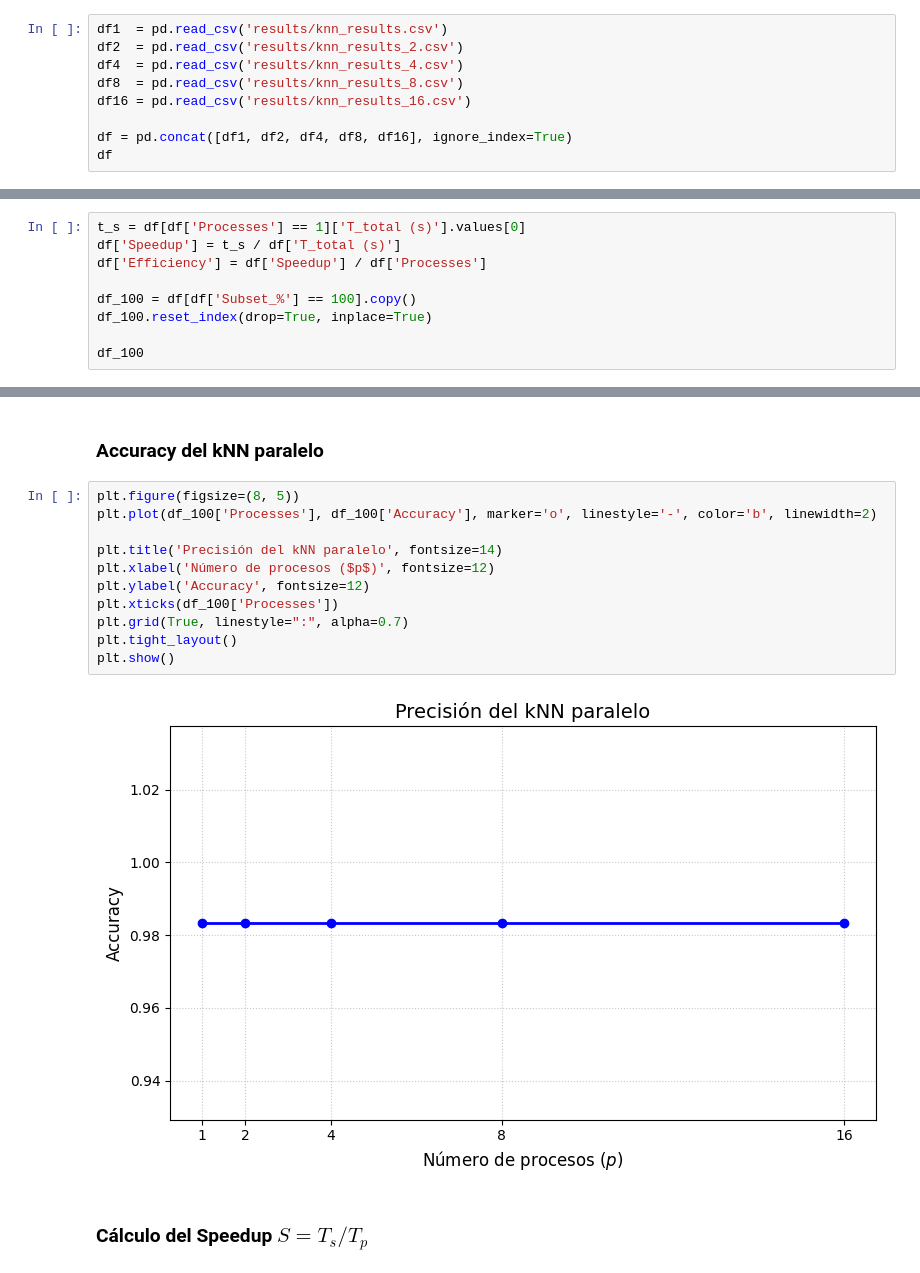
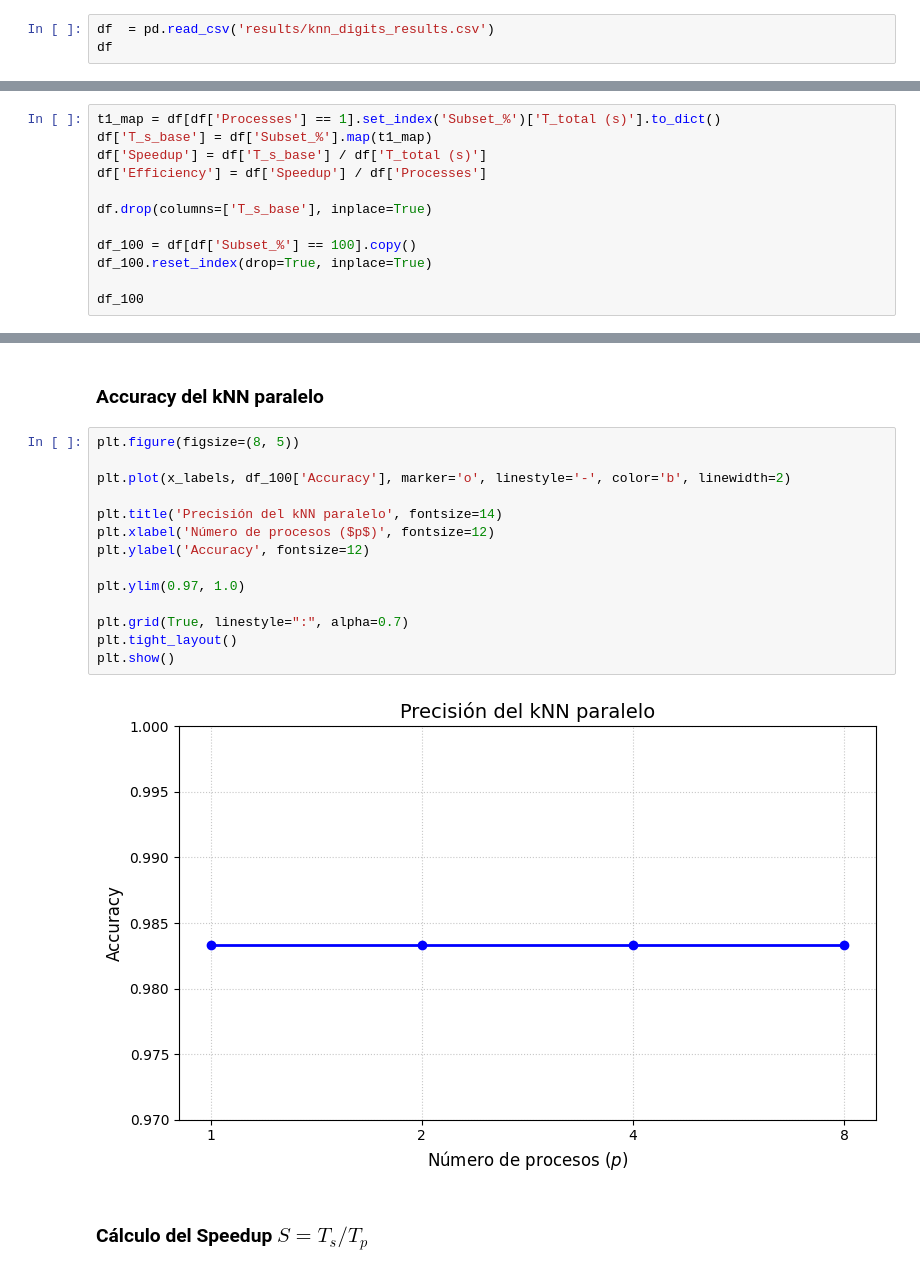
Before and after one commit to JoseFrancisc0/CPD_Proyecto5_kNN, a Jupyter notebook: analisis.ipynb, the cells around one changed output, grey strips where cells are left out. Cells and saved outputs as stored; diff of their text form.

```diff
--- a/analisis.ipynb
+++ b/analisis.ipynb
@@ -5,13 +5,7 @@ import numpy as np
 import pandas as pd
 import matplotlib.pyplot as plt
 # %%
-df1  = pd.read_csv('results/knn_results.csv')
-df2  = pd.read_csv('results/knn_results_2.csv')
-df4  = pd.read_csv('results/knn_results_4.csv')
-df8  = pd.read_csv('results/knn_results_8.csv')
-df16 = pd.read_csv('results/knn_results_16.csv')
-
-df = pd.concat([df1, df2, df4, df8, df16], ignore_index=True)
+df  = pd.read_csv('results/knn_digits_results.csv')
 df
 # %% [output]
 |  | Processes | Subset_% | N_train | N_test | T_comp (s) | T_comm (s) | T_total (s) | GFLOP/s | Accuracy |
@@ -35,7 +28,10 @@ df
 # %%
-t_s = df[df['Processes'] == 1]['T_total (s)'].values[0]
-df['Speedup'] = t_s / df['T_total (s)']
+t1_map = df[df['Processes'] == 1].set_index('Subset_%')['T_total (s)'].to_dict()
+df['T_s_base'] = df['Subset_%'].map(t1_map)
+df['Speedup'] = df['T_s_base'] / df['T_total (s)']
 df['Efficiency'] = df['Speedup'] / df['Processes']
+
+df.drop(columns=['T_s_base'], inplace=True)
 
 df_100 = df[df['Subset_%'] == 100].copy()
 df_100.reset_index(drop=True, inplace=True)
@@ -91,17 +87,20 @@ plt.show()
 ### Accuracy del kNN paralelo
 # %%
 plt.figure(figsize=(8, 5))
-plt.plot(df_100['Processes'], df_100['Accuracy'], marker='o', linestyle='-', color='b', linewidth=2)
+
+plt.plot(x_labels, df_100['Accuracy'], marker='o', linestyle='-', color='b', linewidth=2)
 
 plt.title('Precisión del kNN paralelo', fontsize=14)
 plt.xlabel('Número de procesos ($p$)', fontsize=12)
 plt.ylabel('Accuracy', fontsize=12)
-plt.xticks(df_100['Processes'])
+
+plt.ylim(0.97, 1.0)
+
 plt.grid(True, linestyle=":", alpha=0.7)
 plt.tight_layout()
 plt.show()
 # %% [output]
-[figure, old version]
+[figure, new version]
 # %% [markdown]
 ### Cálculo del Speedup $S = T_s / T_p$
 # %%
```
Also changed, not shown: parts of 8 cells of this notebook, 1 other file.
